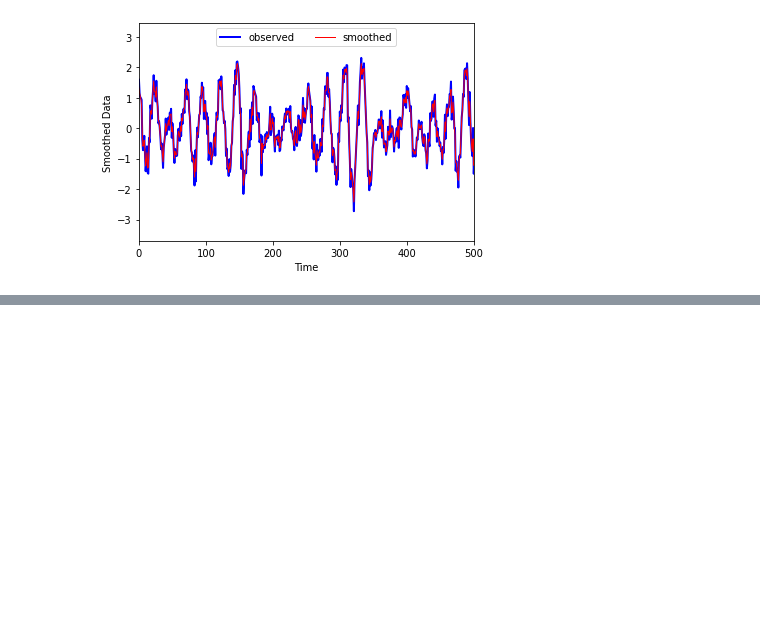
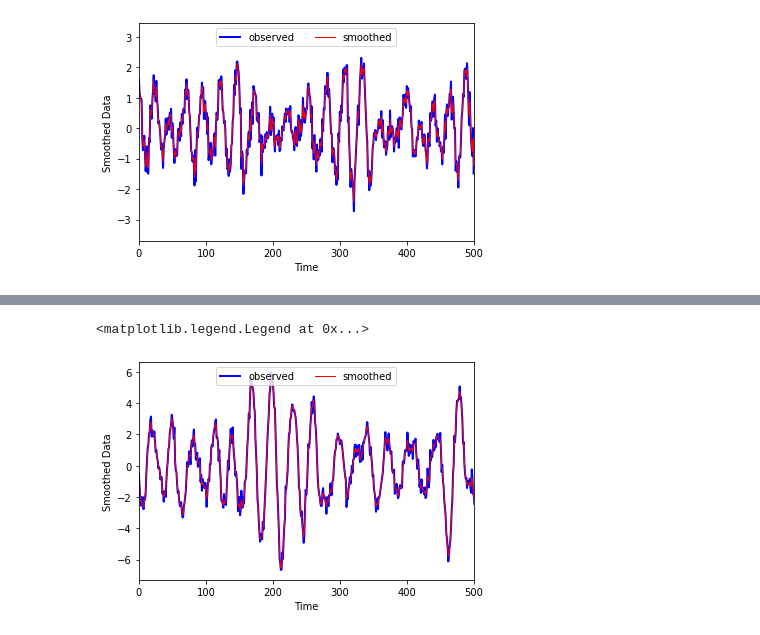
Before and after one commit to ngngocsonan2610/AI-in-Finance, a Jupyter notebook: pydls.ipynb, the cells around one changed output, grey strips where cells are left out. Drawn from its saved outputs; the diff is of its cells as text; code cells hidden in the pictures; blank space fills up the shorter version.

```diff
--- a/pydls.ipynb
+++ b/pydls.ipynb
@@ -166,0 +316,14 @@ Iteration:  10  Objective:  -3.5311648929658304e+17     Avg Grad:  -105936061187
+# %%
+# Smooth the data
+smoothed_data = test_model.smooth(data, inputs)
+
+plt.figure()
+plt.plot(data, color='blue', lw=2, label="observed")
+plt.plot(smoothed_data, color='red', lw=1, label="smoothed")
+plt.xlabel("Time")
+plt.xlim(0, 500)
+plt.ylabel("Smoothed Data")
+plt.legend(loc="upper center", ncol=2)
+# %% [output]
+<matplotlib.legend.Legend at 0x...>
+[figure, added]
```
Also changed, not shown: parts of 20 cells of this notebook.
